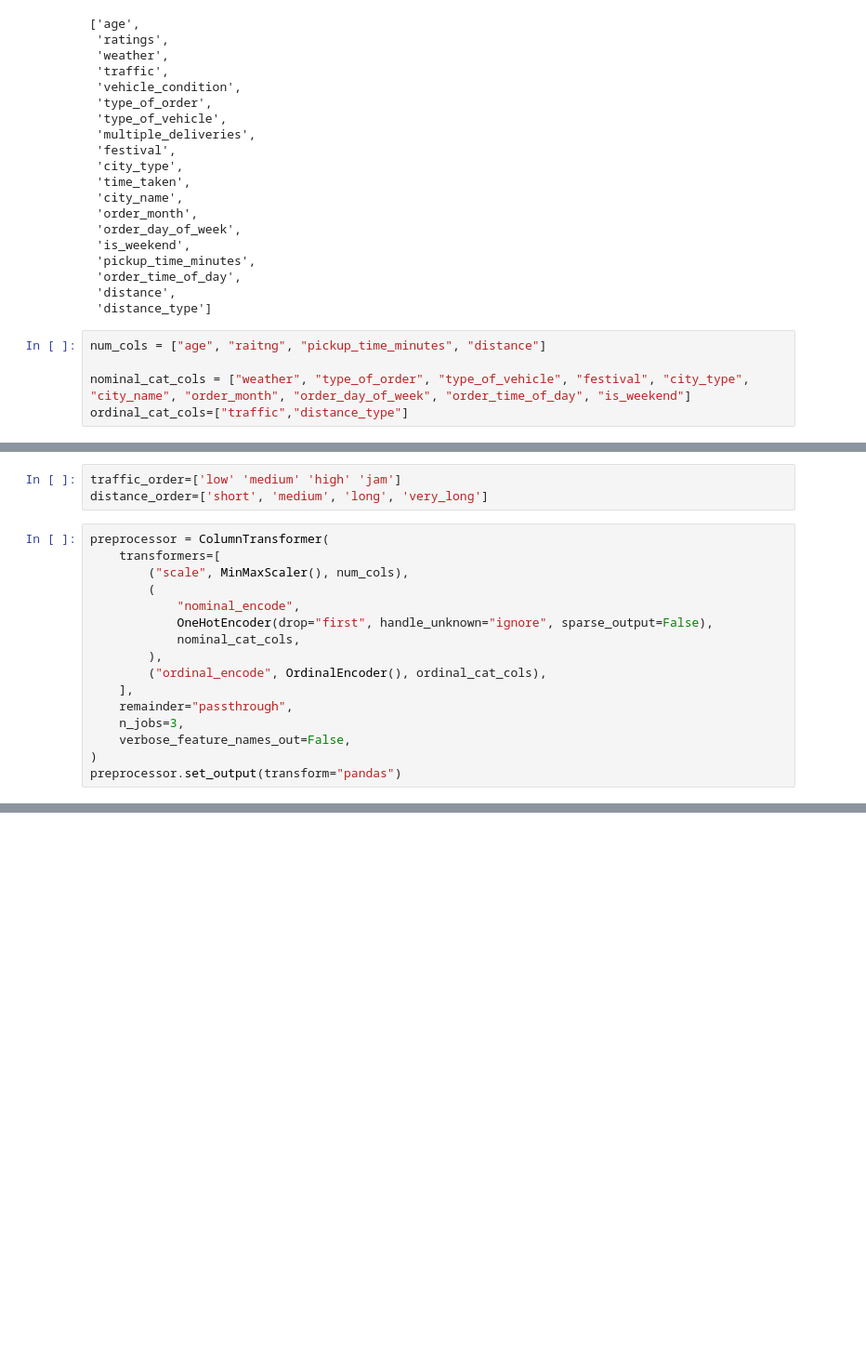
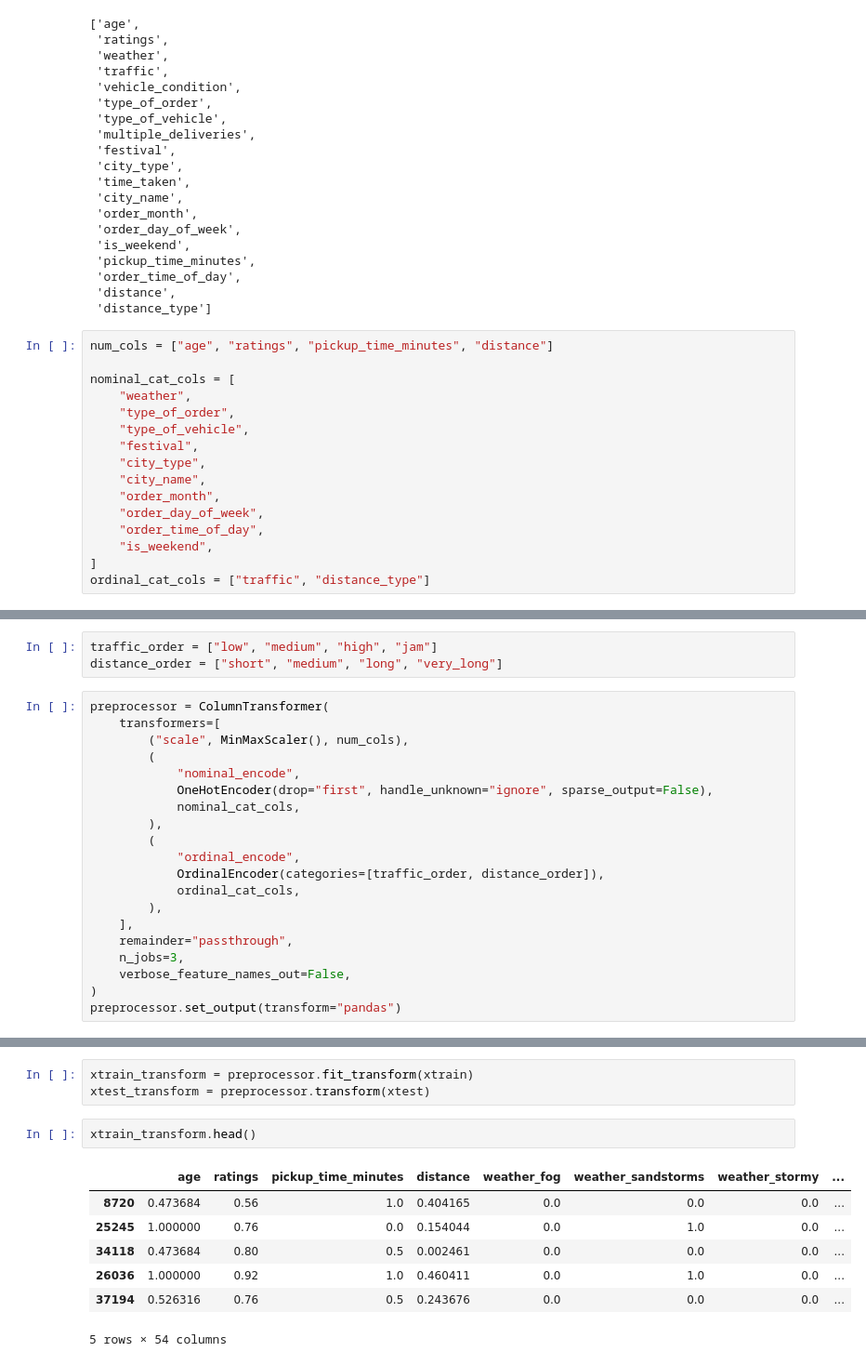
Before and after one commit to rabin20-04/delivery_time_prediction, a Jupyter notebook: notebooks/BaseLine_model.ipynb, the cells around one changed output, grey strips where cells are left out. Shown at 93% size. Saved outputs shown, nothing was run; the diff lists cells and outputs as text; blank space fills up the shorter version.

```diff
--- a/notebooks/BaseLine_model.ipynb
+++ b/notebooks/BaseLine_model.ipynb
@@ -192,9 +193,20 @@ temp_df.columns.tolist()
  'distance',
  'distance_type']
 # %%
-num_cols = ["age", "raitng", "pickup_time_minutes", "distance"]
+num_cols = ["age", "ratings", "pickup_time_minutes", "distance"]
 
-nominal_cat_cols = ["weather", "type_of_order", "type_of_vehicle", "festival", "city_type", "city_name", "order_month", "order_day_of_week", "order_time_of_day", "is_weekend"]
-ordinal_cat_cols=["traffic","distance_type"]
+nominal_cat_cols = [
+    "weather",
+    "type_of_order",
+    "type_of_vehicle",
+    "festival",
+    "city_type",
+    "city_name",
+    "order_month",
+    "order_day_of_week",
+    "order_time_of_day",
+    "is_weekend",
+]
+ordinal_cat_cols = ["traffic", "distance_type"]
 # %%
 for col in ordinal_cat_cols:
@@ -204,8 +216,8 @@ traffic ['high' 'jam' 'low' 'medium']
 distance_type ['short', 'very_long', 'medium', 'long']
 Categories (4, object): ['short' < 'medium' < 'long' < 'very_long']
 # %%
-traffic_order=['low' 'medium' 'high' 'jam']
-distance_order=['short', 'medium', 'long', 'very_long']
+traffic_order = ["low", "medium", "high", "jam"]
+distance_order = ["short", "medium", "long", "very_long"]
 # %%
 preprocessor = ColumnTransformer(
     transformers=[
@@ -215,7 +227,11 @@ preprocessor = ColumnTransformer(
             OneHotEncoder(drop="first", handle_unknown="ignore", sparse_output=False),
             nominal_cat_cols,
         ),
-        ("ordinal_encode", OrdinalEncoder(), ordinal_cat_cols),
+        (
+            "ordinal_encode",
+            OrdinalEncoder(categories=[traffic_order, distance_order]),
+            ordinal_cat_cols,
+        ),
     ],
     remainder="passthrough",
     n_jobs=3,
@@ -239,2 +260,15 @@ ColumnTransformer(n_jobs=3, remainder='passthrough',
                                  ['traffic', 'distance_type'])],
                   verbose_feature_names_out=False)
+# %%
+xtrain_transform = preprocessor.fit_transform(xtrain)
+xtest_transform = preprocessor.transform(xtest)
+# %%
+xtrain_transform.head()
+# %% [output]
+|  | age | ratings | pickup_time_minutes | distance | weather_fog | weather_sandstorms | weather_stormy | ... |
+| 8720 | 0.473684 | 0.56 | 1.0 | 0.404165 | 0.0 | 0.0 | 0.0 | ... |
+| 25245 | 1.000000 | 0.76 | 0.0 | 0.154044 | 0.0 | 1.0 | 0.0 | ... |
+| 34118 | 0.473684 | 0.80 | 0.5 | 0.002461 | 0.0 | 0.0 | 0.0 | ... |
+| 26036 | 1.000000 | 0.92 | 1.0 | 0.460411 | 0.0 | 1.0 | 0.0 | ... |
+| 37194 | 0.526316 | 0.76 | 0.5 | 0.243676 | 0.0 | 0.0 | 0.0 | ... |
+5 rows × 54 columns
```
Also changed, not shown: parts of 25 cells of this notebook.
